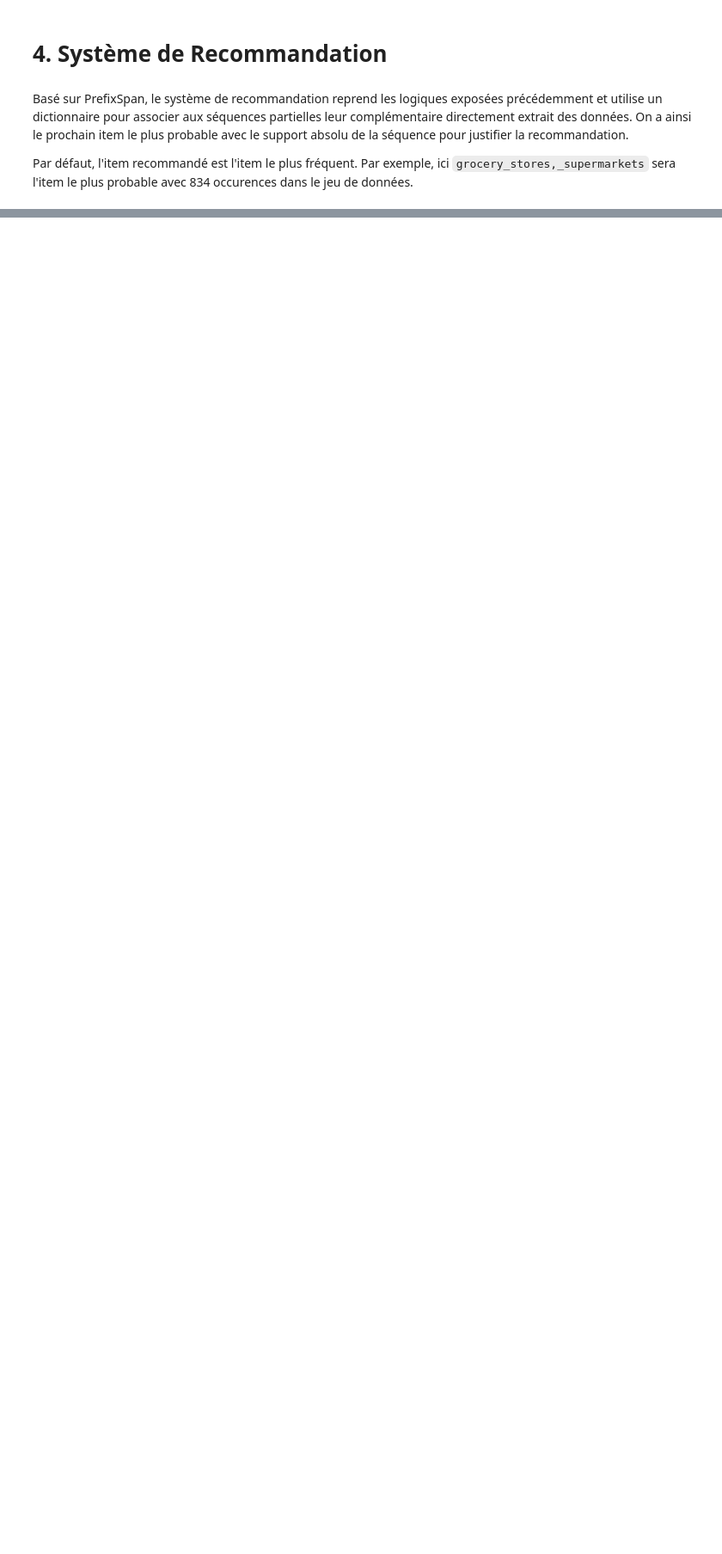
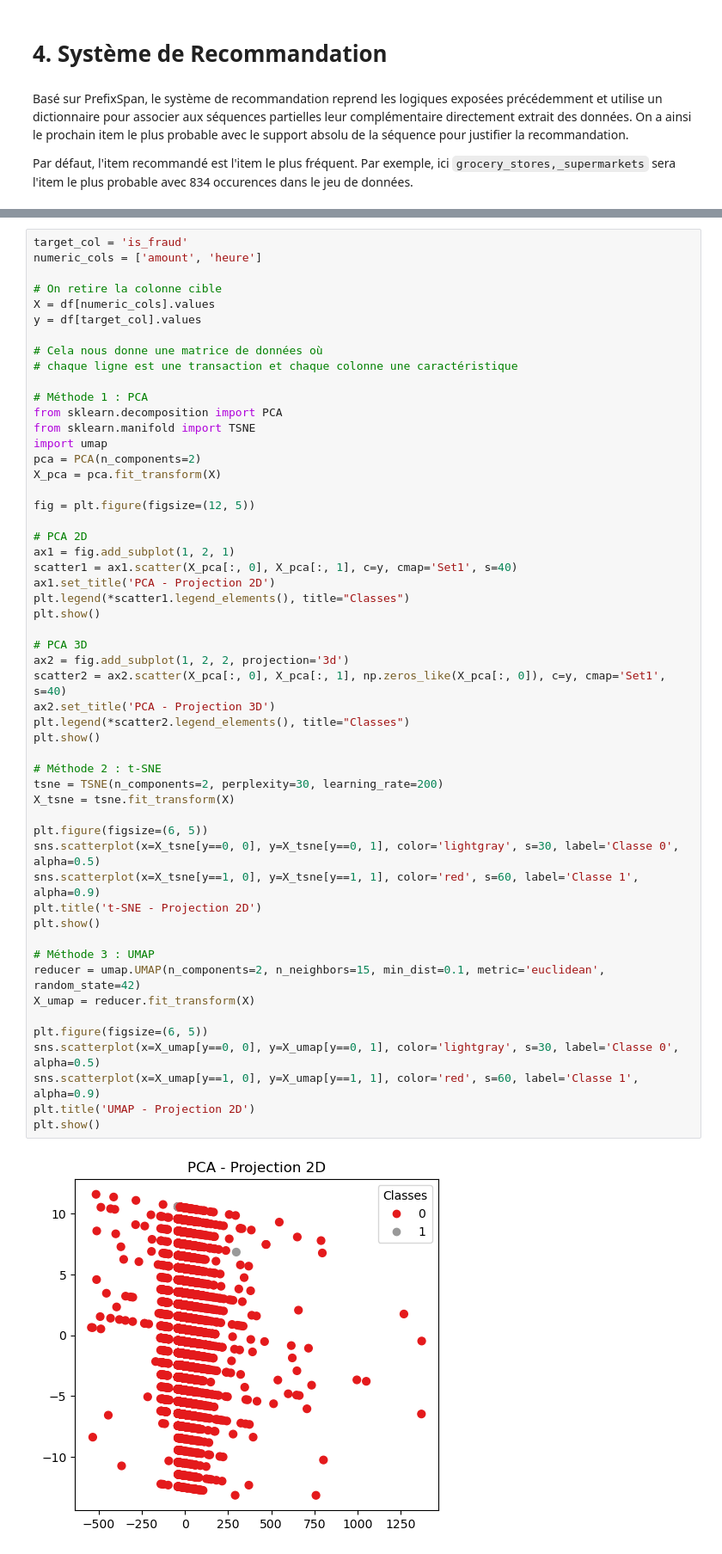
Before and after one commit to MantraMune/UdeSA25, a Jupyter notebook: IFT599/TP1 - Data Analysis/notebook.ipynb, the cells around one changed output, grey strips where cells are left out. Shown at 86% size. Cells and saved outputs as stored; diff of their text form; blank space fills up the shorter version.

Commit message:
Adding static analysis on classes

```diff
--- a/IFT599/TP1 - Data Analysis/notebook.ipynb
+++ b/IFT599/TP1 - Data Analysis/notebook.ipynb
@@ -818,0 +772,55 @@ Deux items:
+# %%
+target_col = 'is_fraud'
+numeric_cols = ['amount', 'heure']
+
+# On retire la colonne cible
+X = df[numeric_cols].values
+y = df[target_col].values
+
+# Cela nous donne une matrice de données où
+# chaque ligne est une transaction et chaque colonne une caractéristique
+
+# Méthode 1 : PCA
+from sklearn.decomposition import PCA
+from sklearn.manifold import TSNE
+import umap
+pca = PCA(n_components=2)
+X_pca = pca.fit_transform(X)
+
+fig = plt.figure(figsize=(12, 5))
+
+# PCA 2D
+ax1 = fig.add_subplot(1, 2, 1)
+scatter1 = ax1.scatter(X_pca[:, 0], X_pca[:, 1], c=y, cmap='Set1', s=40)
+ax1.set_title('PCA - Projection 2D')
+plt.legend(*scatter1.legend_elements(), title="Classes")
+plt.show()
+
+# PCA 3D
+ax2 = fig.add_subplot(1, 2, 2, projection='3d')
+scatter2 = ax2.scatter(X_pca[:, 0], X_pca[:, 1], np.zeros_like(X_pca[:, 0]), c=y, cmap='Set1', s=40)
+ax2.set_title('PCA - Projection 3D')
+plt.legend(*scatter2.legend_elements(), title="Classes")
+plt.show()
+
+# Méthode 2 : t-SNE
+tsne = TSNE(n_components=2, perplexity=30, learning_rate=200)
+X_tsne = tsne.fit_transform(X)
+
+plt.figure(figsize=(6, 5))
+sns.scatterplot(x=X_tsne[y==0, 0], y=X_tsne[y==0, 1], color='lightgray', s=30, label='Classe 0', alpha=0.5)
+sns.scatterplot(x=X_tsne[y==1, 0], y=X_tsne[y==1, 1], color='red', s=60, label='Classe 1', alpha=0.9)
+plt.title('t-SNE - Projection 2D')
+plt.show()
+
+# Méthode 3 : UMAP
+reducer = umap.UMAP(n_components=2, n_neighbors=15, min_dist=0.1, metric='euclidean', random_state=42)
+X_umap = reducer.fit_transform(X)
+
+plt.figure(figsize=(6, 5))
+sns.scatterplot(x=X_umap[y==0, 0], y=X_umap[y==0, 1], color='lightgray', s=30, label='Classe 0', alpha=0.5)
+sns.scatterplot(x=X_umap[y==1, 0], y=X_umap[y==1, 1], color='red', s=60, label='Classe 1', alpha=0.9)
+plt.title('UMAP - Projection 2D')
+plt.show()
+# %% [output]
+[figure, added]
```
Also changed, not shown: parts of 19 cells of this notebook.
